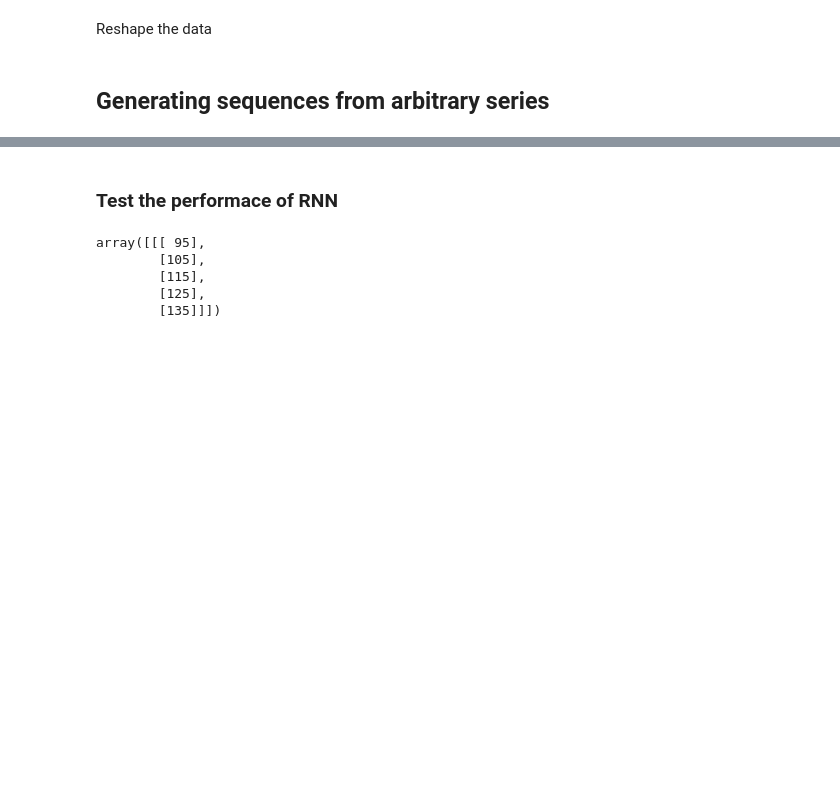
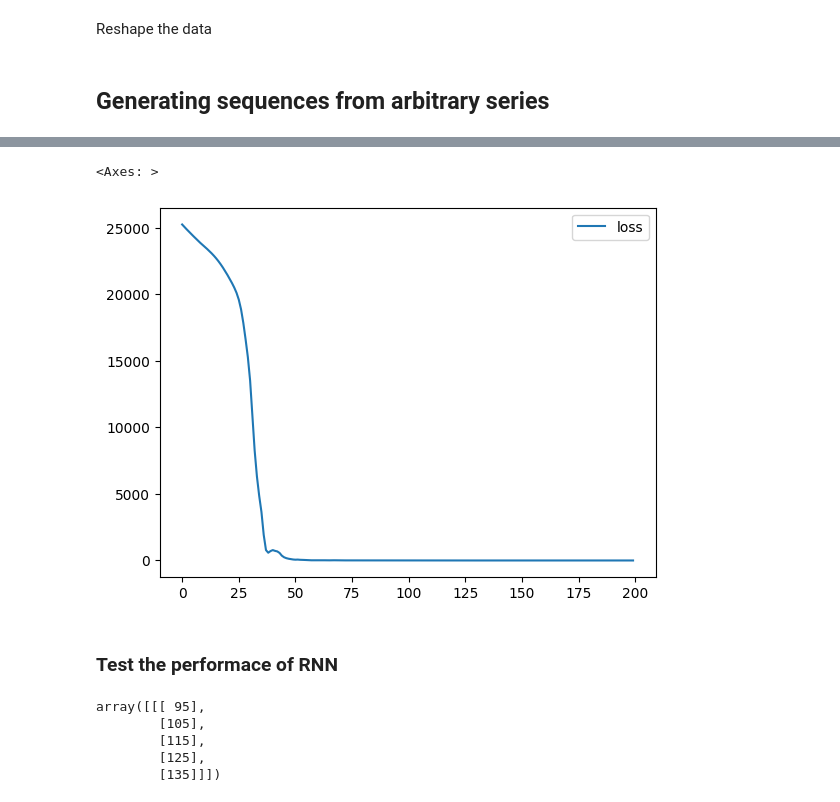
Before and after one commit to iltramont/AI_LAB, a Jupyter notebook: Practical_09.ipynb, the cells around one changed output, grey strips where cells are left out. Cells and saved outputs as stored; diff of their text form; code cells hidden in the pictures; blank space fills up the shorter version.

```diff
--- a/Practical_09.ipynb
+++ b/Practical_09.ipynb
@@ -8,7 +9,7 @@ from tensorflow.keras import layers
 # %% [markdown]
 ### Create the test sequence
 # %%
-def createSequences(nseq, n_steps,low=10, delta=10):
+def createSequences(nseq, n_steps, low=10, delta=10):
     X = []
     Y = []
     for i in range(nseq):
@@ -17,7 +18,7 @@ def createSequences(nseq, n_steps,low=10, delta=10):
         X.append(seq)
         Y.append(target)
 
-    return (np.array(X, dtype='float32').reshape(-1,n_steps), np.array(Y, dtype='float32, ').reshape(-1,1))
+    return np.array(X, dtype='float32').reshape(-1, n_steps), np.array(Y, dtype='float32, ').reshape(-1, 1)
 # %%
 createSequences(5, 3,low=0, delta=2)
 # %% [output]
@@ -222,10 +208,10 @@ WARNING:tensorflow:Layer lstm will not use cuDNN kernels since it doesn't meet t
 #               loss=tf.keras.losses.MeanSquaredError())
 
 # for m1/m2/m3 based macs
-model.compile(optimizer=tf.keras.optimizers.legacy.Adam(0.01),
+model.compile(optimizer='adam',
               loss=tf.keras.losses.MeanSquaredError())
 # %%
 # model.fit(X, y, epochs=200, batch_size=64, verbose=1)
-model.fit(X, y, epochs=200, verbose=1)
+history = model.fit(X, y, epochs=200, verbose=1)
 # %% [output]
 Epoch 1/200
@@ -249,3 +234,8 @@ Epoch 200/200
+# %%
+pd.DataFrame(history.history).plot()
+# %% [output]
+<Axes: >
+[figure, added]
 # %% [markdown]
 ### Test the performace of RNN
 # %%
```
Also changed, not shown: parts of 21 cells of this notebook.
